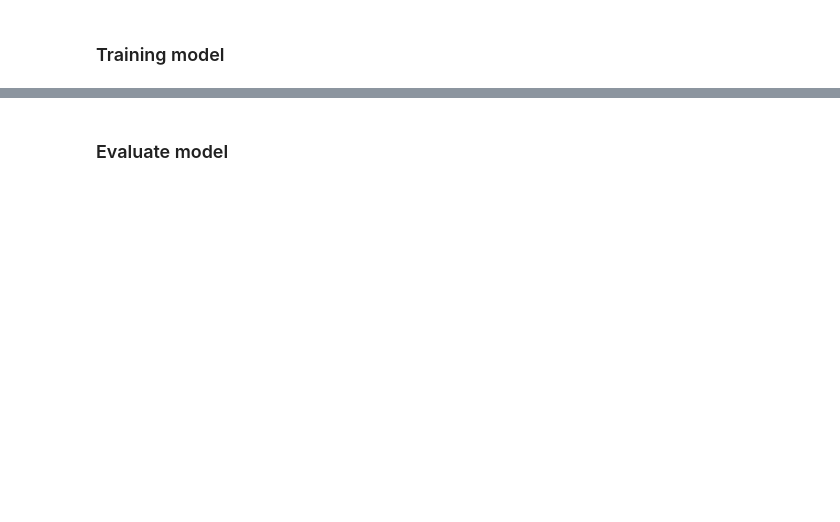
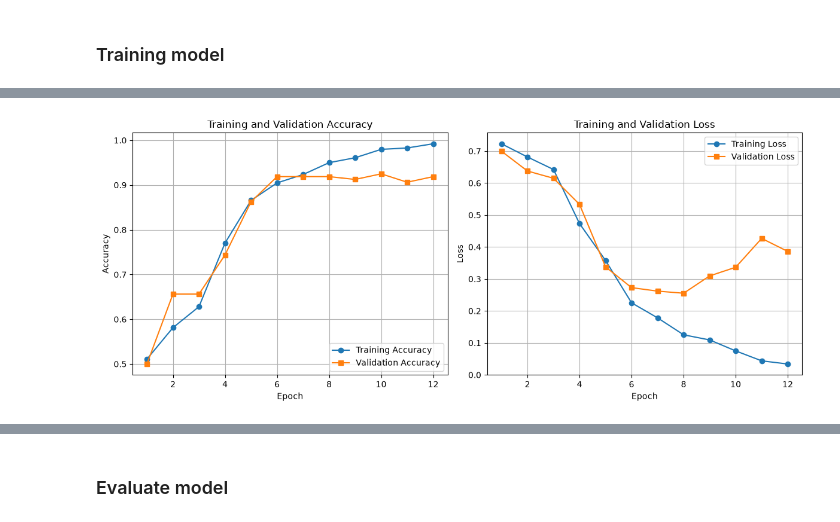
Before and after one commit to FatihHDR/machine-learning, a Jupyter notebook: modul3/MODULE_3_MACHINE_LEARNING_IMAGE_CLASSIFICATION.ipynb, the cells around one changed output, grey strips where cells are left out. Saved outputs shown, nothing was run; the diff lists cells and outputs as text; code cells hidden in the pictures; blank space fills up the shorter version.

```diff
--- a/modul3/MODULE_3_MACHINE_LEARNING_IMAGE_CLASSIFICATION.ipynb
+++ b/modul3/MODULE_3_MACHINE_LEARNING_IMAGE_CLASSIFICATION.ipynb
@@ -540,9 +543,12 @@ Complete and correct the code below then train the model to achieve good perform
 # %% [markdown]
 ### Preprocessing Data
 # %%
+import os
 from tensorflow.keras.preprocessing.image import ImageDataGenerator
 
 dataset_path = '/home/fatih/Documents/Projects/pembelajaran-mesin/modul3/codelab'
+if not os.path.exists(dataset_path):
+    dataset_path = 'codelab'
 
 datagen = ImageDataGenerator(rescale=1./255, validation_split=0.2)
 
@@ -603,0 +663,15 @@ history = model.compile(
+# %%
+from tensorflow.keras.callbacks import EarlyStopping, ReduceLROnPlateau
+
+epochs = 12
+callbacks = [
+    EarlyStopping(monitor='val_loss', patience=4, restore_best_weights=True, verbose=1),
+    ReduceLROnPlateau(monitor='val_loss', factor=0.5, patience=2, min_lr=1e-6, verbose=1)
+]
+
+history = model.fit(
+    train_generator,
+    epochs=epochs,
+    validation_data=validation_generator,
+    callbacks=callbacks
+)
@@ -603,0 +699,34 @@ history = model.compile(
+# %%
+import matplotlib.pyplot as plt
+
+acc = history.history['accuracy']
+val_acc = history.history['val_accuracy']
+loss = history.history['loss']
+val_loss = history.history['val_loss']
+
+epochs_range = range(1, len(acc) + 1)
+
+plt.figure(figsize=(12, 5))
+
+plt.subplot(1, 2, 1)
+plt.plot(epochs_range, acc, label='Training Accuracy', marker='o')
+plt.plot(epochs_range, val_acc, label='Validation Accuracy', marker='s')
+plt.title('Training and Validation Accuracy')
+plt.xlabel('Epoch')
+plt.ylabel('Accuracy')
+plt.legend(loc='lower right')
+plt.grid(True)
+
+plt.subplot(1, 2, 2)
+plt.plot(epochs_range, loss, label='Training Loss', marker='o')
+plt.plot(epochs_range, val_loss, label='Validation Loss', marker='s')
+plt.title('Training and Validation Loss')
+plt.xlabel('Epoch')
+plt.ylabel('Loss')
+plt.legend(loc='upper right')
+plt.grid(True)
+
+plt.tight_layout()
+plt.show()
+# %% [output]
+[figure, added]
```
Also changed, not shown: parts of 19 cells of this notebook.
